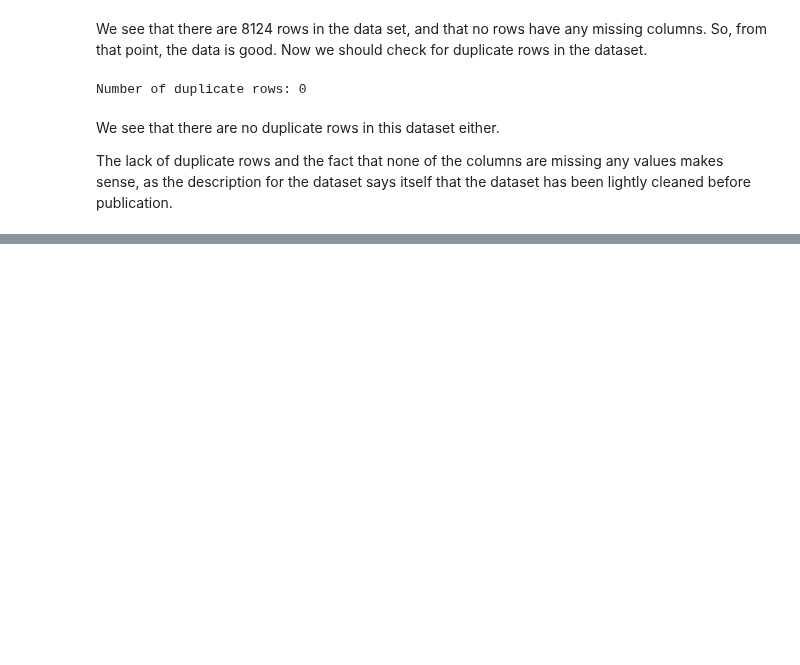
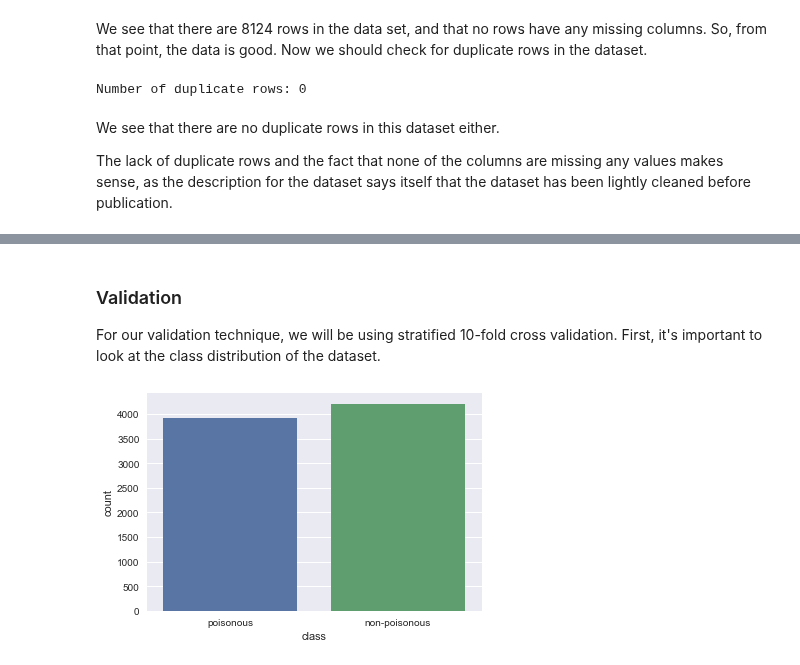
Before and after one commit to Thakugan/machine-learning-notebooks, a Jupyter notebook: 6-wide-and-deep-networks/mushroom-hunting.ipynb, the cells around one changed output, grey strips where cells are left out. Saved outputs shown, nothing was run; the diff lists cells and outputs as text; code cells hidden in the pictures; blank space fills up the shorter version.

```diff
--- a/6-wide-and-deep-networks/mushroom-hunting.ipynb
+++ b/6-wide-and-deep-networks/mushroom-hunting.ipynb
@@ -258,0 +254,8 @@ The lack of duplicate rows and the fact that none of the columns are missing any
+# %% [markdown]
+### Validation
+
+For our validation technique, we will be using stratified 10-fold cross validation. First, it's important to look at the class distribution of the dataset.
+# %%
+sns.countplot(x="class", data=df);
+# %% [output]
+[figure, added]
```
Also changed, not shown: parts of 17 cells of this notebook.
